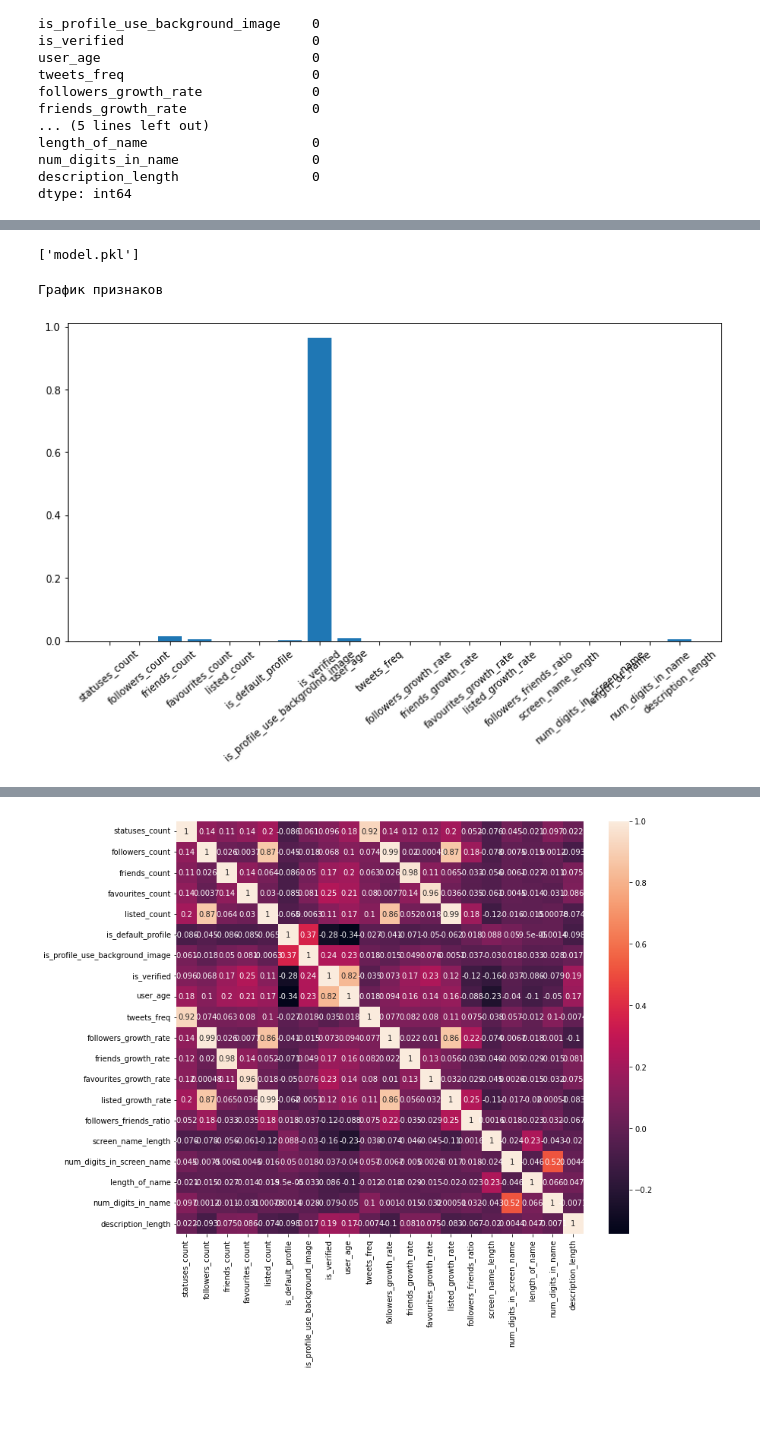
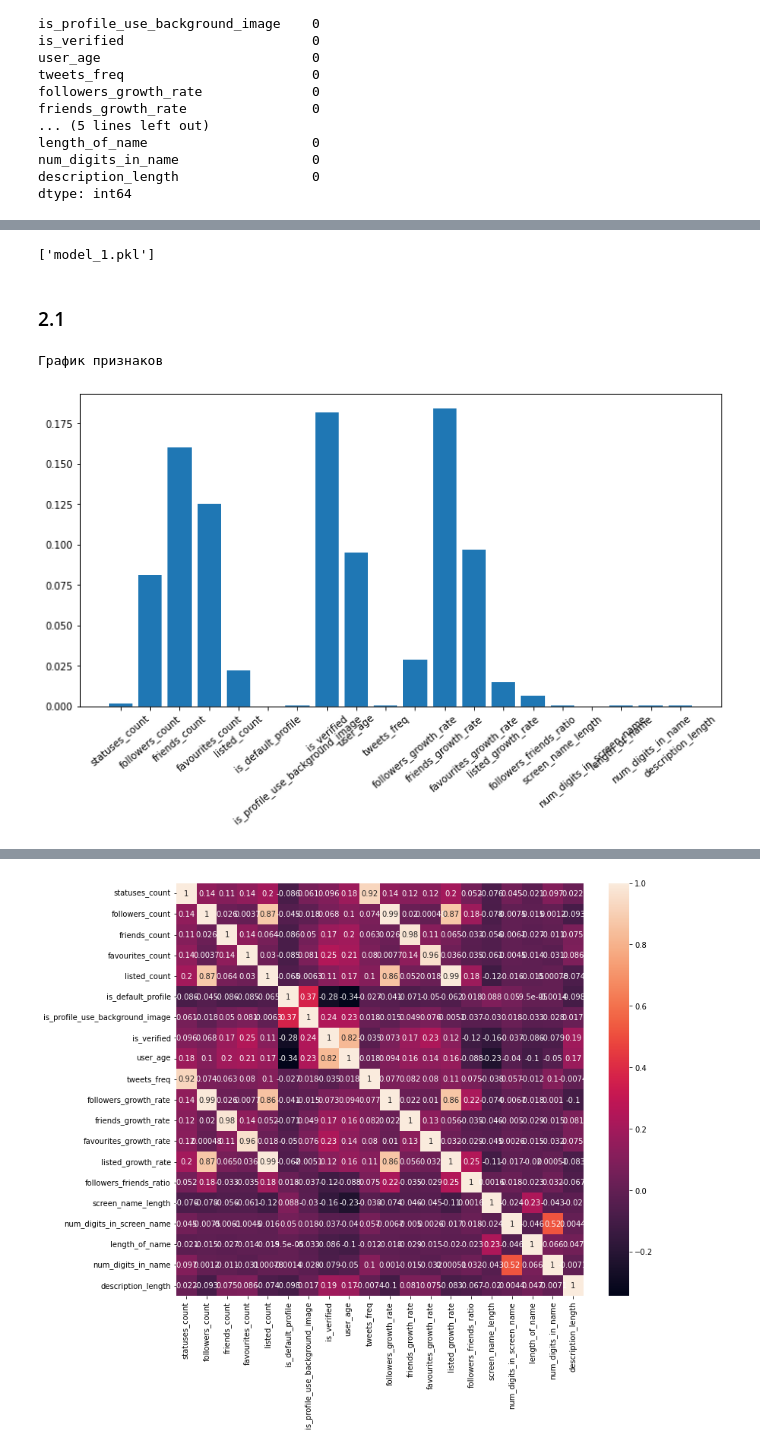
Before and after one commit to itsecd/ml-for-sec-lab1, a Jupyter notebook: Lab_1_1.ipynb, the cells around one changed output, grey strips where cells are left out. Cells and saved outputs as stored; diff of their text form; code cells hidden in the pictures; blank space fills up the shorter version.

```diff
--- a/Lab_1.ipynb
+++ b/Lab_1_1.ipynb
@@ -96,0 +110,6 @@ Accuracy:  0.99
+# %%
+model=RandomForestClassifier()
+model.fit(Xtrain1, Ytrain1)
+y_pred = model.predict(Xtest1)
+f1=f1_score(Ytest1, y_pred, average="weighted")
+f1
@@ -111,10 +131,0 @@ weighted avg       0.99      0.99      0.99      1200
-# %%
-# производим подбор оптимальных параметров для лучшей модели
-parameters = {'criterion': ('gini', 'entropy'),
-              'splitter':('best','random'),
-                'max_depth':range(2,10),
-             'min_samples_split':range(2,10)}
-
-model3 = GridSearchCV(DecisionTreeClassifier(), parameters)
-model3.fit(Xtrain1, Ytrain1)
-r=model3.best_params_
@@ -127,0 +132,14 @@ r
+# %%
+# производим подбор оптимальных параметров для лучшей модели
+n_estimators = [100,300,500,700]
+max_features = ['sqrt','log2']
+max_depth = [2,3,7,11,15]
+param_grid = {'n_estimators': n_estimators,
+               'max_features': max_features,
+               'max_depth': max_depth
+             }
+gs = GridSearchCV(RandomForestClassifier(), param_grid, cv = 3, verbose = 1, n_jobs=-1)
+gs.fit(Xtrain1, Ytrain1)
+rfc_3 = gs.best_estimator_
+r=gs.best_params_
+r
@@ -128,7 +149,6 @@ r
 # %%
-model2 = DecisionTreeClassifier(criterion=r['criterion'],max_depth=r['max_depth'],min_samples_split=r['min_samples_split'],splitter=r['splitter'])
+model2 = RandomForestClassifier(n_estimators=r['n_estimators'],max_features=r['max_features'],max_depth=r['max_depth'])
 model2.fit(Xtrain1, Ytrain1)
-
 y_pred1 = model2.predict(Xtest1)
-print("Accuracy: ",accuracy_score(Ytest1, y_pred1))
+f1_score(Ytest1, y_pred1, average="weighted")
 # %% [output]
@@ -150,4 +169,0 @@ weighted avg       1.00      1.00      1.00      1200
-# %%
-dump(model2, filename="model.pkl")
-# %% [output]
-['model.pkl']
@@ -156,20 +170,24 @@ dump(model2, filename="model.pkl")
+# %%
+dump(model2, filename="model_1.pkl")
+# %% [output]
+['model_1.pkl']
+# %% [markdown]
+### 2.1
 # %%
 #Ищем наиболее важные признаки по 1 способу
-import matplotlib.pyplot as plt
-
 def cm_to_inch(value):
     return value/2.54
 
-model_2 = DecisionTreeClassifier(criterion=r['criterion'],max_depth=r['max_depth'],min_samples_split=r['min_samples_split'],splitter=r['splitter'])
+model_2 = RandomForestClassifier(n_estimators=r['n_estimators'],max_features=r['max_features'],max_depth=r['max_depth'])
 model_2.fit(Xtrain1, Ytrain1)
 importances = model_2.feature_importances_
 plt.figure(figsize=(cm_to_inch(30),cm_to_inch(15)))
 plt.bar(features.columns, importances)
 plt.xticks(rotation=40)
 print('График признаков')
 # %% [output]
 График признаков
-[figure, old version]
+[figure, new version]
 # %%
 im = np.vstack([importances, features.columns])
 s={}
```
Also changed, not shown: parts of 39 cells of this notebook, 5 other files.
